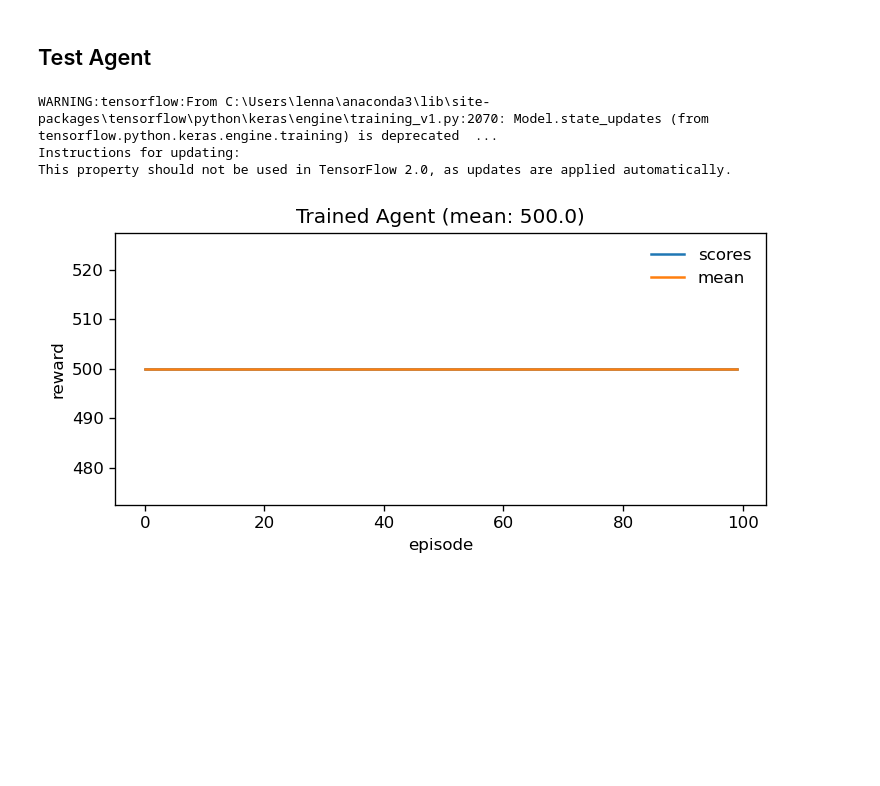
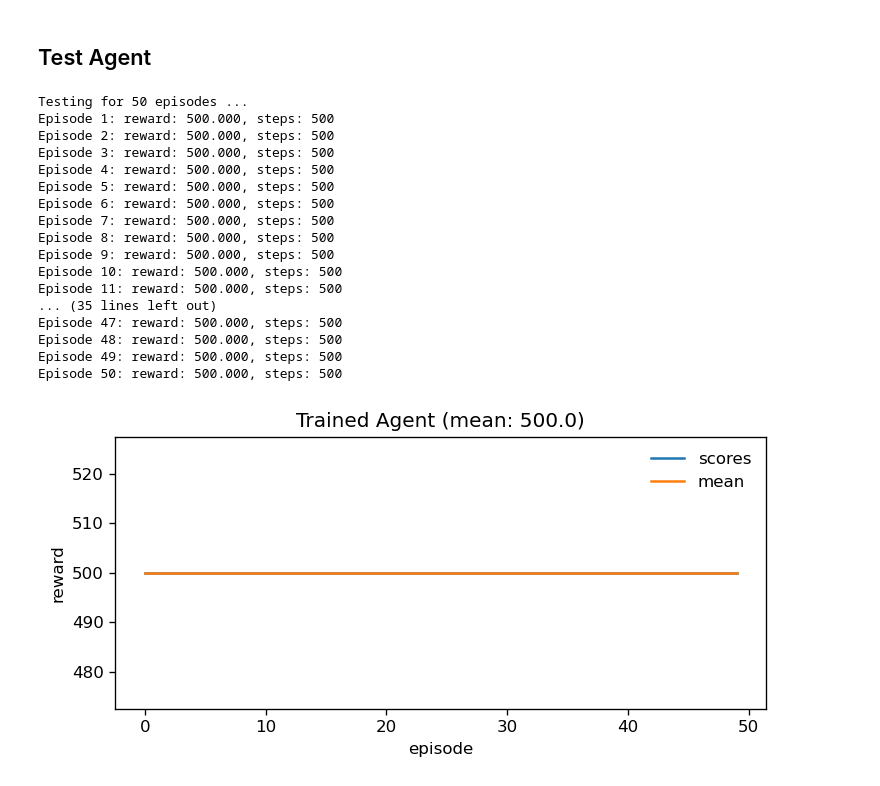
Before and after one commit to lennart2810/InvertedPendulumSDS, a Jupyter notebook: RL/Inverted Pendulum RL - Test.ipynb, the cells around one changed output. Drawn from its saved outputs; the diff is of its cells as text; code cells hidden in the pictures; blank space fills up the shorter version.

```diff
--- a/RL/Inverted Pendulum RL - Test.ipynb
+++ b/RL/Inverted Pendulum RL - Test.ipynb
@@ -109,23 +111,37 @@ dqn.load_weights('weights/dqn_weights.h5f')
 # %% [markdown]
 ## Test Agent
 # %%
-episodes = 100
-scores = dqn.test(env, nb_episodes=episodes, visualize=False, verbose=0)
+episodes = 50
+scores = dqn.test(env, nb_episodes=episodes, visualize=False, verbose=1)
 
 mean_reward = mean(scores.history['episode_reward'])
 fig, (ax1) = plt.subplots(1,1, figsize=(7,3),dpi=120)
 ax1.plot(scores.history['episode_reward'], label=r'scores')
 ax1.plot([0,episodes-1],[mean_reward,mean_reward], label=r'mean')
 ax1.set_title(f'Trained Agent (mean: {round(mean_reward,2)})')
 ax1.set_xlabel('episode')
 ax1.set_ylabel('reward')
 ax1.legend(loc=('best'), frameon=False, fontsize=10)
 plt.savefig("images/TrainedAgent.png")
 # %% [output]
-WARNING:tensorflow:From C:\Users\lenna\anaconda3\lib\site-packages\tensorflow\python\keras\engine\training_v1.py:2070: Model.state_updates (from tensorflow.python.keras.engine.training) is deprecated  ...
-Instructions for updating:
-This property should not be used in TensorFlow 2.0, as updates are applied automatically.
+Testing for 50 episodes ...
+Episode 1: reward: 500.000, steps: 500
+Episode 2: reward: 500.000, steps: 500
+Episode 3: reward: 500.000, steps: 500
+Episode 4: reward: 500.000, steps: 500
+Episode 5: reward: 500.000, steps: 500
+Episode 6: reward: 500.000, steps: 500
+Episode 7: reward: 500.000, steps: 500
+Episode 8: reward: 500.000, steps: 500
+Episode 9: reward: 500.000, steps: 500
+Episode 10: reward: 500.000, steps: 500
+Episode 11: reward: 500.000, steps: 500
+... (35 lines left out)
+Episode 47: reward: 500.000, steps: 500
+Episode 48: reward: 500.000, steps: 500
+Episode 49: reward: 500.000, steps: 500
+Episode 50: reward: 500.000, steps: 500
-[figure, old version]
+[figure, new version]
 # %%
 button_test = widgets.Button(description="Test Agent")
 display(button_test)
```
Also changed, not shown: parts of 1 cell of this notebook, 4 other files.
